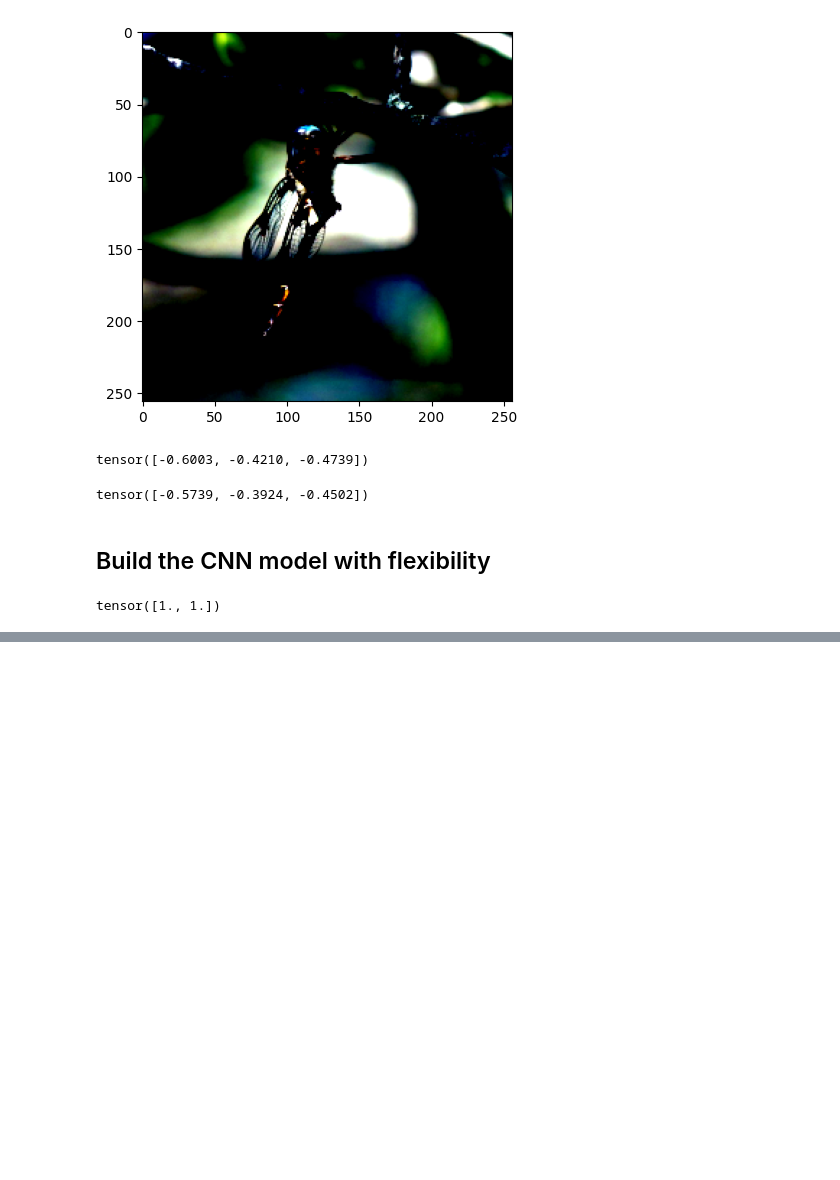
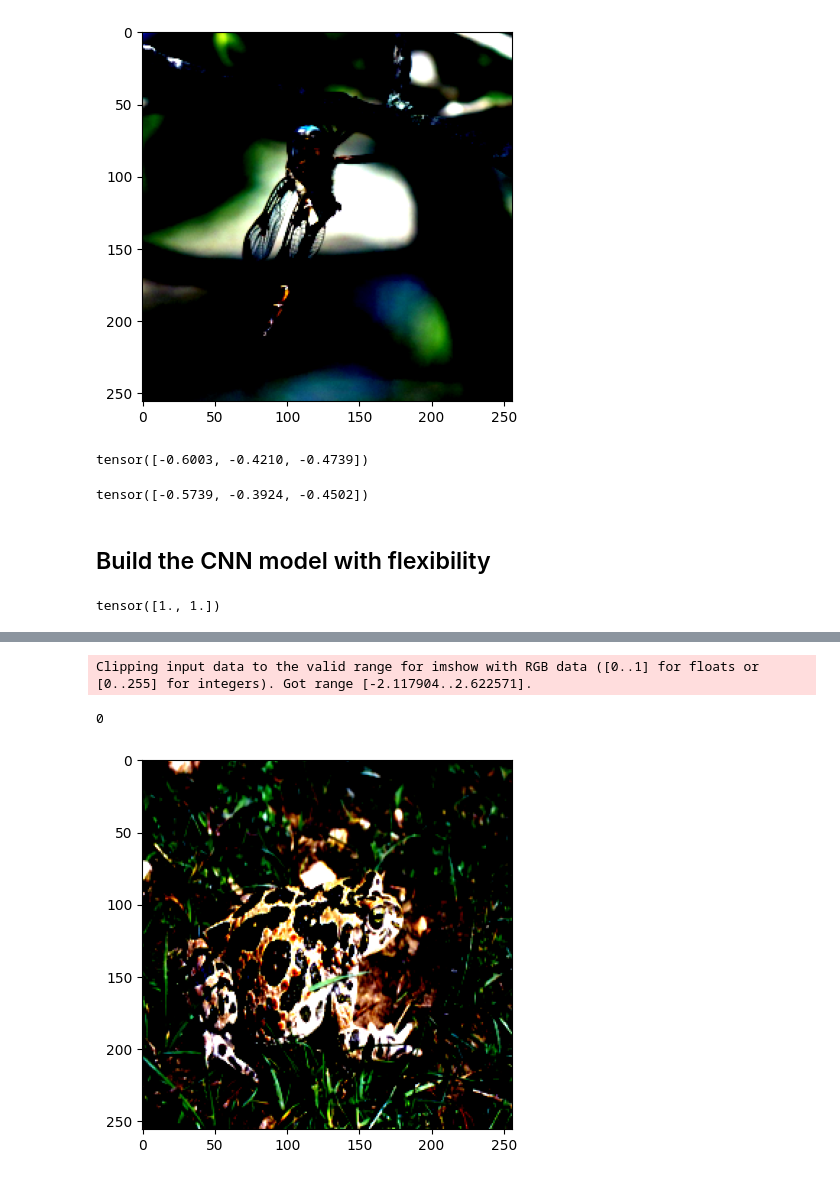
Before and after one commit to yuvaramsingh94/DA6401_Assignment_2, a Jupyter notebook: Part_a/lightning.ipynb, the cells around one changed output, grey strips where cells are left out. Saved outputs shown, nothing was run; the diff lists cells and outputs as text; code cells hidden in the pictures; blank space fills up the shorter version.

Commit message:
train dataloader fix augmentation

```diff
--- a/Part_a/lightning.ipynb
+++ b/Part_a/lightning.ipynb
@@ -95,0 +131,18 @@ tensor([1., 1.])
+# %%
+## Test dataset loader
+DATASET_PATH = os.path.join("..","dataset", "inaturalist_12K")
+
+TRAIN_PATH = os.path.join(DATASET_PATH, "train")
+TEST_PATH = os.path.join(DATASET_PATH, "val")
+
+data_df = dir_to_df(TRAIN_PATH)
+test_df = dir_to_df(TEST_PATH)
+class_mapping_dict = {j: i for i, j in enumerate(test_df["label"].unique())}
+data_df["label_id"] = data_df["label"].map(class_mapping_dict)
+test_df["label_id"] = test_df["label"].map(class_mapping_dict)
+
+image_normalization = Normalize(mean=[0.485, 0.456, 0.406], std=[0.229, 0.224, 0.225])
+test_dataset = CustomImageDataset(
+    dataset_df=test_df, image_normalization=image_normalization, size=(256, 256),
+    augmentation=False,
+)
@@ -95,0 +164,8 @@ tensor([1., 1.])
+# %%
+imgs, labels = test_dataset.__getitem__(40)
+plt.imshow(torch.permute(imgs, (1,2,0)))
+print(labels)
+# %% [output]
+Clipping input data to the valid range for imshow with RGB data ([0..1] for floats or [0..255] for integers). Got range [-2.117904..2.622571].
+0
+[figure, added]
```
Also changed, not shown: parts of 4 cells of this notebook, 3 other files.
